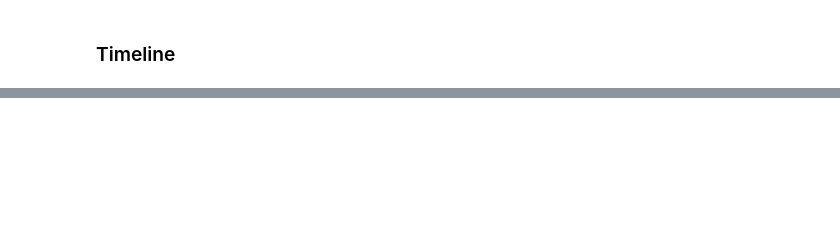
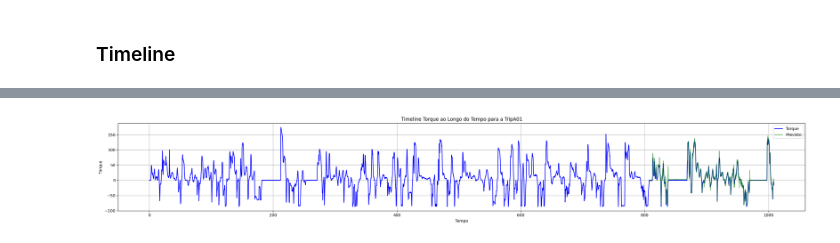
Before and after one commit to INXE-Lainf-Labs/EletricVehicleConsumptionEstimators, a Jupyter notebook: Conect2AI/NepochsLSTM.ipynb, the cells around one changed output, grey strips where cells are left out. Cells and saved outputs as stored; diff of their text form; code cells hidden in the pictures; blank space fills up the shorter version.

Commit message:
Timelines e Optuna

```diff
--- a/Conect2AI/NepochsLSTM.ipynb
+++ b/Conect2AI/NepochsLSTM.ipynb
@@ -1043,0 +1005,19 @@ plt.show()
+# %%
+# Esse é o X de teste da minha timeline que eu vou predizer em cima dele normalizado
+# Já está filtrado somente pela jornada TripA01
+timeline_X = torque_X_test[torque_X_test['Trip'] == 'TripA01']
+
+# Esse é o y de teste da minha timeline desnormalizado
+# Está filtrado pela jornada TripA01
+# Eu filtrei nos dados originais e peguei os 20% finais para ser a parte de teste.
+# Como é uma série temporal, eu garanto que serão os rótulos correspondentes ao X da linha anterior
+total_trip_size = len(trips[trips['Trip'] == 'TripA01'])
+train_size = int(total_trip_size*0.8)
+timeline_y = trips[trips['Trip'] == 'TripA01'][train_size:]['Motor Torque [Nm]']
+
+# Criando o janelamento do X e do y para rodar no LSTM
+timeline_X_seq, timeline_y_seq = create_seq(timeline_X, timeline_y.values, window_size=WINDOW_SIZE)
+
+# Realizando a predição com o modelo treinado e desnormalizando
+timeline_y_pred_seq = torque_model.predict(timeline_X_seq)
+timeline_y_pred_seq_desnorm = torque_y_scaler.inverse_transform(timeline_y_pred_seq)
@@ -1043,0 +1026,33 @@ plt.show()
+# %%
+# Plotando a linha do tempo original da jornada TripA01 em azul
+plt.figure(figsize=(25, 4))
+plt.plot(
+    trips[trips['Trip'] == 'TripA01']['Time [s]'],
+    trips[trips['Trip'] == 'TripA01']['Motor Torque [Nm]'],
+    label='Torque',
+    color='blue'
+)
+
+# Plotando a linha predita pelo modelo em verde transparente no final da timeline anterior
+plt.plot(
+    # Para conseguir o tempo, eu preciso pegar o X usado em teste e desnormalizar.
+    # Como a normalização do X foi feita com as 6 colunas, eu preciso usar as mesmas colunas e remover a coluna Trip
+    # A janela tem um tamanho pré-defindo, por exemplo 10. Nesse caso, ele usa 10 valores para predizer o décimo primeiro e assim continua até o final do dataset.
+    # Logo, os 10 primeiros valores não terãouma predição, então eu pego de WINDOW_SIZE até o final.
+    # Eu tinha 5 colunas no X e só preciso do tempo aqui, então, eu pelo a coluna 5 que corresponde a sexta no intervalo de 0 a 5.
+    torque_X_scaler.inverse_transform(timeline_X.drop(columns=['Trip'], axis=1)[WINDOW_SIZE:].values)[:, 5],
+    timeline_y_pred_seq_desnorm,
+    label='Previsto',
+    color='green',
+    alpha=0.6
+)
+
+plt.xlabel('Tempo')
+plt.ylabel('Torque')
+plt.title('Timeline Torque ao Longo do Tempo para a TripA01')
+plt.grid(True)
+plt.tight_layout()
+plt.legend()
+plt.show()
+# %% [output]
+[figure, added]
```
Also changed, not shown: parts of 20 cells of this notebook.
